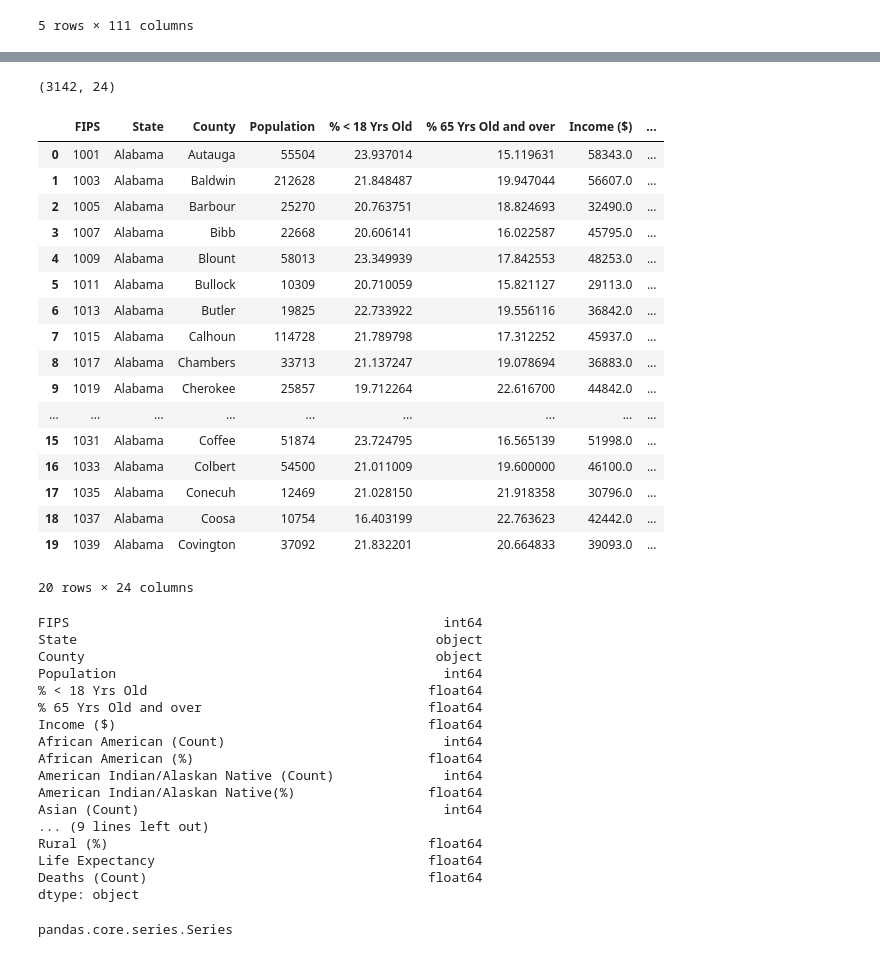
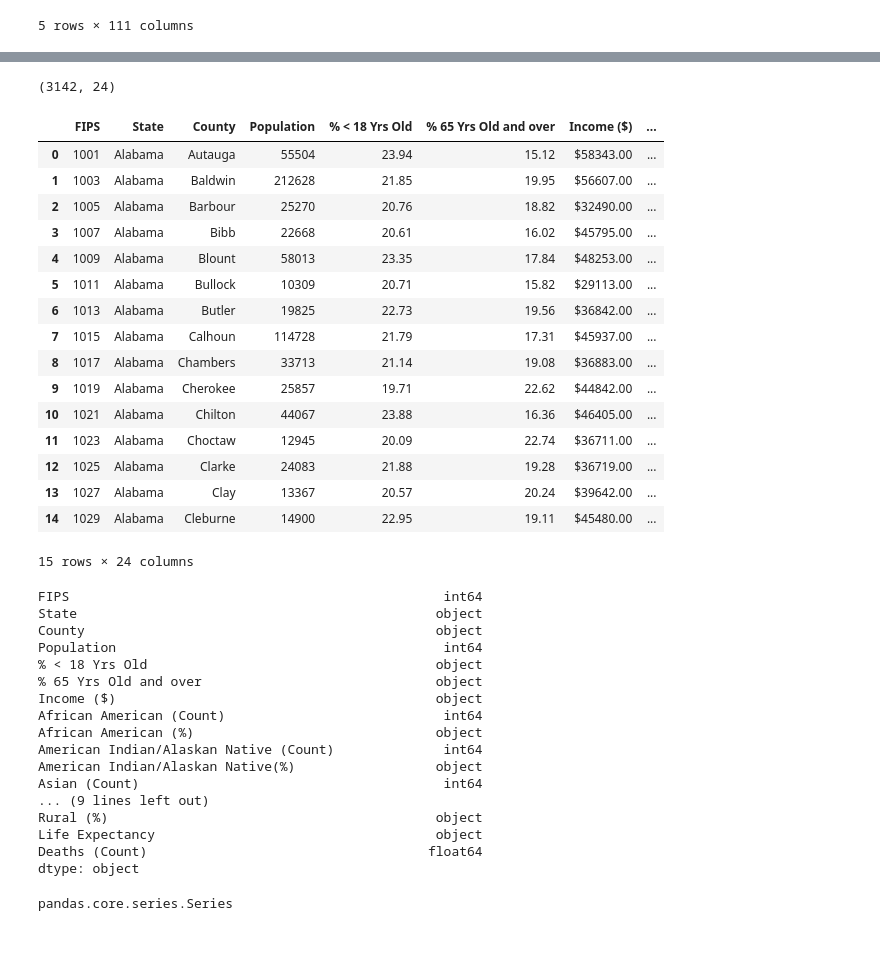
Before and after one commit to Tsoggy/Lyme_Disease, a Jupyter notebook: Demographic_data_2019_ETL.ipynb, the cells around one changed output, grey strips where cells are left out. Drawn from its saved outputs; the diff is of its cells as text; code cells hidden in the pictures.

```diff
--- a/Demographic_data_2019_ETL.ipynb
+++ b/Demographic_data_2019_ETL.ipynb
@@ -39,51 +39,50 @@ Age-Adjusted Mortality
 # %%
 df_demographics = pd.DataFrame(data={"FIPS":df['FIPS'],
                                      "State":df['State'],
                                      "County":df['County'],
                                      "Population":df['Population'],
-                                     "% < 18 Yrs Old":df['% < 18'],
-                                     "% 65 Yrs Old and over": df['% 65 and over'],
-                                     "Income ($)": df['Household Income'],
+                                     "% < 18 Yrs Old":df['% < 18'].map("{:.2f}".format),
+                                     "% 65 Yrs Old and over": df['% 65 and over'].map("{:.2f}".format),
+                                     "Income ($)": df['Household Income'].map("${:.2f}".format),
                                      "African American (Count)": df['# African American'],
-                                     "African American (%)": df['% African American'],
+                                     "African American (%)": df['% African American'].map("{:.2f}".format),
                                      "American Indian/Alaskan Native (Count)": df['# American Indian/Alaskan Native'],
-                                     "American Indian/Alaskan Native(%)": df['% American Indian/Alaskan Native'],
+                                     "American Indian/Alaskan Native(%)": df['% American Indian/Alaskan Native'].map("{:.2f}".format),
                                      "Asian (Count)": df['# Asian'],
-                                     "Asian (%)": df['% Asian'],
+                                     "Asian (%)": df['% Asian'].map("{:.2f}".format),
                                      "Native Hawaiian/Other Pacific Islander (Count)":df['# Native Hawaiian/Other Pacific Islander'],
-                                     "Native Hawaiian/Other Pacific Islander (%)":df['% Native Hawaiian/Other Pacific Islander'],
+                                     "Native Hawaiian/Other Pacific Islander (%)": df['% Native Hawaiian/Other Pacific Islander'].map("{:.2f}".format),
                                      "Hispanic (Count)": df['# Hispanic'],
-                                     "Hispanic (%)": df['% Hispanic'],
+                                     "Hispanic (%)": df['% Hispanic'].map("{:.2f}".format),
                                      "Non-Hispanic White (Count)":df['# Non-Hispanic White'],
-                                     "Non-Hispanic White (%)": df['% Non-Hispanic White'],
-                                     "Female (%)": df['% Female'],
+                                     "Non-Hispanic White (%)": df['% Non-Hispanic White'].map("{:.2f}".format),
+                                     "Female (%)": df['% Female'].map("{:.2f}".format),
                                      "Rural (Count)": df['# Rural'],
-                                     "Rural (%)": df['% Rural'],
-                                     "Life Expectancy": df['Life Expectancy'],
+                                     "Rural (%)": df['% Rural'].map("{:.2f}".format),
+                                     "Life Expectancy": df['Life Expectancy'].map("{:.2f}".format),
                                      "Deaths (Count)": df['# Deaths']
                                     })
 print(df_demographics.shape)
-df_demographics.head(20)
+df_demographics.head(15)
 # %% [output]
 (3142, 24)
 |  | FIPS | State | County | Population | % < 18 Yrs Old | % 65 Yrs Old and over | Income ($) | ... |
-| 0 | 1001 | Alabama | Autauga | 55504 | 23.937014 | 15.119631 | 58343.0 | ... |
-| 1 | 1003 | Alabama | Baldwin | 212628 | 21.848487 | 19.947044 | 56607.0 | ... |
-| 2 | 1005 | Alabama | Barbour | 25270 | 20.763751 | 18.824693 | 32490.0 | ... |
-| 3 | 1007 | Alabama | Bibb | 22668 | 20.606141 | 16.022587 | 45795.0 | ... |
-| 4 | 1009 | Alabama | Blount | 58013 | 23.349939 | 17.842553 | 48253.0 | ... |
-| 5 | 1011 | Alabama | Bullock | 10309 | 20.710059 | 15.821127 | 29113.0 | ... |
-| 6 | 1013 | Alabama | Butler | 19825 | 22.733922 | 19.556116 | 36842.0 | ... |
-| 7 | 1015 | Alabama | Calhoun | 114728 | 21.789798 | 17.312252 | 45937.0 | ... |
-| 8 | 1017 | Alabama | Chambers | 33713 | 21.137247 | 19.078694 | 36883.0 | ... |
-| 9 | 1019 | Alabama | Cherokee | 25857 | 19.712264 | 22.616700 | 44842.0 | ... |
-| ... | ... | ... | ... | ... | ... | ... | ... | ... |
-| 15 | 1031 | Alabama | Coffee | 51874 | 23.724795 | 16.565139 | 51998.0 | ... |
-| 16 | 1033 | Alabama | Colbert | 54500 | 21.011009 | 19.600000 | 46100.0 | ... |
-| 17 | 1035 | Alabama | Conecuh | 12469 | 21.028150 | 21.918358 | 30796.0 | ... |
-| 18 | 1037 | Alabama | Coosa | 10754 | 16.403199 | 22.763623 | 42442.0 | ... |
-| 19 | 1039 | Alabama | Covington | 37092 | 21.832201 | 20.664833 | 39093.0 | ... |
+| 0 | 1001 | Alabama | Autauga | 55504 | 23.94 | 15.12 | $58343.00 | ... |
+| 1 | 1003 | Alabama | Baldwin | 212628 | 21.85 | 19.95 | $56607.00 | ... |
+| 2 | 1005 | Alabama | Barbour | 25270 | 20.76 | 18.82 | $32490.00 | ... |
+| 3 | 1007 | Alabama | Bibb | 22668 | 20.61 | 16.02 | $45795.00 | ... |
+| 4 | 1009 | Alabama | Blount | 58013 | 23.35 | 17.84 | $48253.00 | ... |
+| 5 | 1011 | Alabama | Bullock | 10309 | 20.71 | 15.82 | $29113.00 | ... |
+| 6 | 1013 | Alabama | Butler | 19825 | 22.73 | 19.56 | $36842.00 | ... |
+| 7 | 1015 | Alabama | Calhoun | 114728 | 21.79 | 17.31 | $45937.00 | ... |
+| 8 | 1017 | Alabama | Chambers | 33713 | 21.14 | 19.08 | $36883.00 | ... |
+| 9 | 1019 | Alabama | Cherokee | 25857 | 19.71 | 22.62 | $44842.00 | ... |
+| 10 | 1021 | Alabama | Chilton | 44067 | 23.88 | 16.36 | $46405.00 | ... |
+| 11 | 1023 | Alabama | Choctaw | 12945 | 20.09 | 22.74 | $36711.00 | ... |
+| 12 | 1025 | Alabama | Clarke | 24083 | 21.88 | 19.28 | $36719.00 | ... |
+| 13 | 1027 | Alabama | Clay | 13367 | 20.57 | 20.24 | $39642.00 | ... |
+| 14 | 1029 | Alabama | Cleburne | 14900 | 22.95 | 19.11 | $45480.00 | ... |
-20 rows × 24 columns
+15 rows × 24 columns
 # %%
 df_demographics.dtypes
 # %% [output]
@@ -91,17 +90,17 @@ FIPS                                                int64
 State                                              object
 County                                             object
 Population                                          int64
-% < 18 Yrs Old                                    float64
-% 65 Yrs Old and over                             float64
-Income ($)                                        float64
+% < 18 Yrs Old                                     object
+% 65 Yrs Old and over                              object
+Income ($)                                         object
 African American (Count)                            int64
-African American (%)                              float64
+African American (%)                               object
 American Indian/Alaskan Native (Count)              int64
-American Indian/Alaskan Native(%)                 float64
+American Indian/Alaskan Native(%)                  object
 Asian (Count)                                       int64
 ... (9 lines left out)
-Rural (%)                                         float64
-Life Expectancy                                   float64
+Rural (%)                                          object
+Life Expectancy                                    object
 Deaths (Count)                                    float64
 dtype: object
 # %%
```
Also changed, not shown: parts of 14 cells of this notebook, 2 other files.
